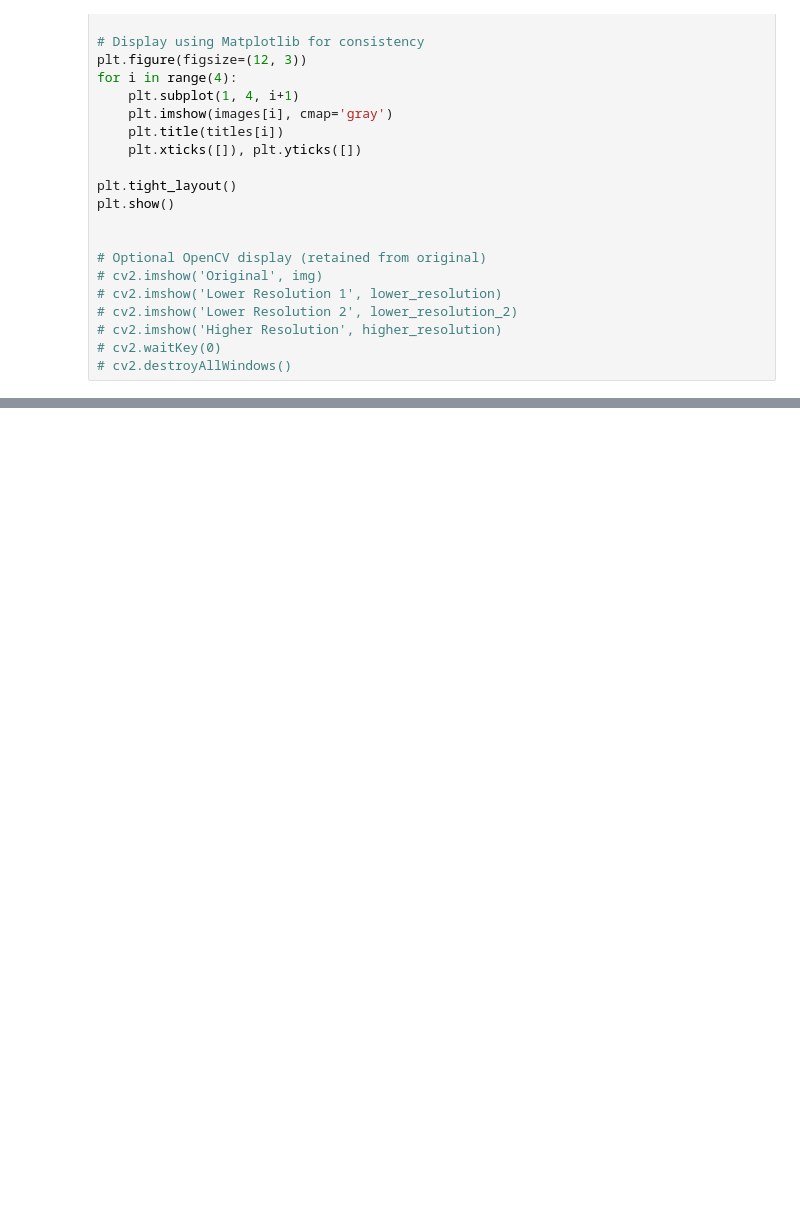
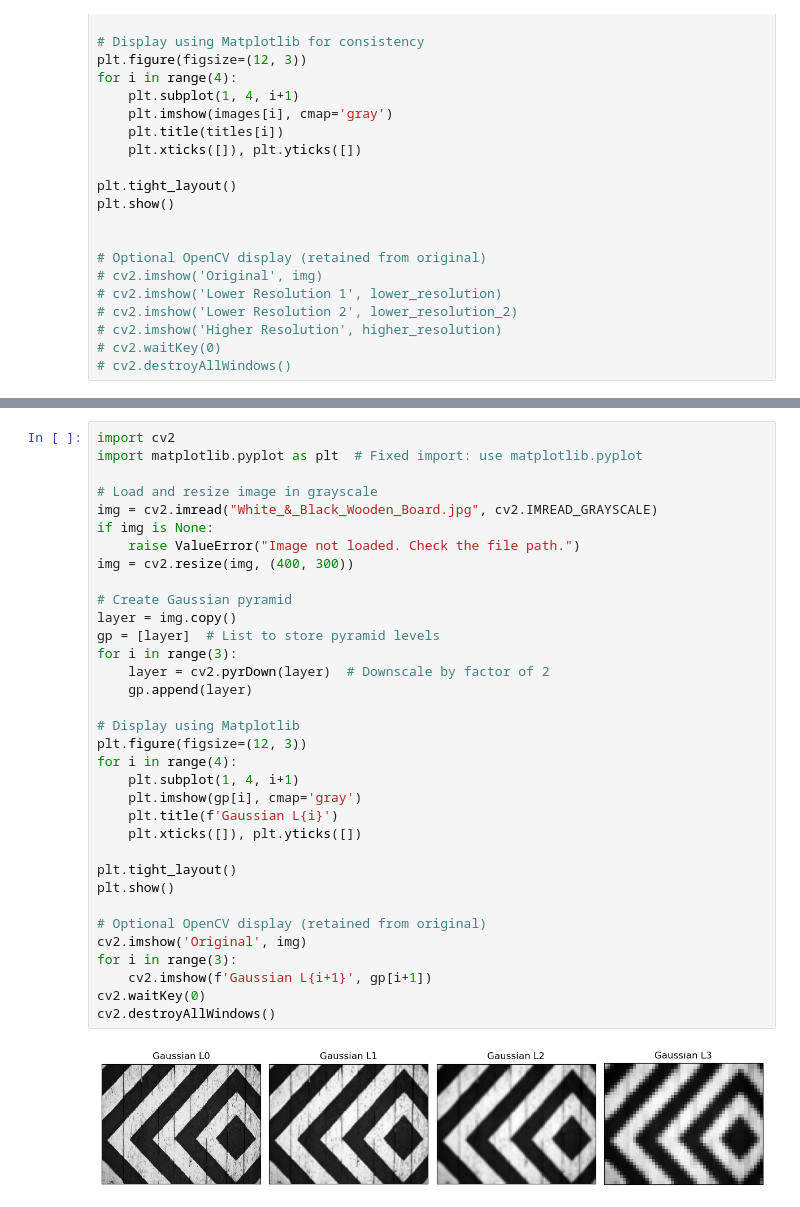
Before and after one commit to AnitaRostami/OpenCVExplorer, a Jupyter notebook: OpenCV.ipynb, the cells around one changed output, grey strips where cells are left out. Cells and saved outputs as stored; diff of their text form; blank space fills up the shorter version.

Commit message:
OpenCV

```diff
--- a/OpenCV.ipynb
+++ b/OpenCV.ipynb
@@ -810,0 +820,36 @@ plt.show()
+# %%
+import cv2
+import matplotlib.pyplot as plt  # Fixed import: use matplotlib.pyplot
+
+# Load and resize image in grayscale
+img = cv2.imread("White_&_Black_Wooden_Board.jpg", cv2.IMREAD_GRAYSCALE)
+if img is None:
+    raise ValueError("Image not loaded. Check the file path.")
+img = cv2.resize(img, (400, 300))
+
+# Create Gaussian pyramid
+layer = img.copy()
+gp = [layer]  # List to store pyramid levels
+for i in range(3):
+    layer = cv2.pyrDown(layer)  # Downscale by factor of 2
+    gp.append(layer)
+
+# Display using Matplotlib
+plt.figure(figsize=(12, 3))
+for i in range(4):
+    plt.subplot(1, 4, i+1)
+    plt.imshow(gp[i], cmap='gray')
+    plt.title(f'Gaussian L{i}')
+    plt.xticks([]), plt.yticks([])
+
+plt.tight_layout()
+plt.show()
+
+# Optional OpenCV display (retained from original)
+cv2.imshow('Original', img)
+for i in range(3):
+    cv2.imshow(f'Gaussian L{i+1}', gp[i+1])
+cv2.waitKey(0)
+cv2.destroyAllWindows()
+# %% [output]
+[figure, added]
```
Also changed, not shown: parts of 3 cells of this notebook.
